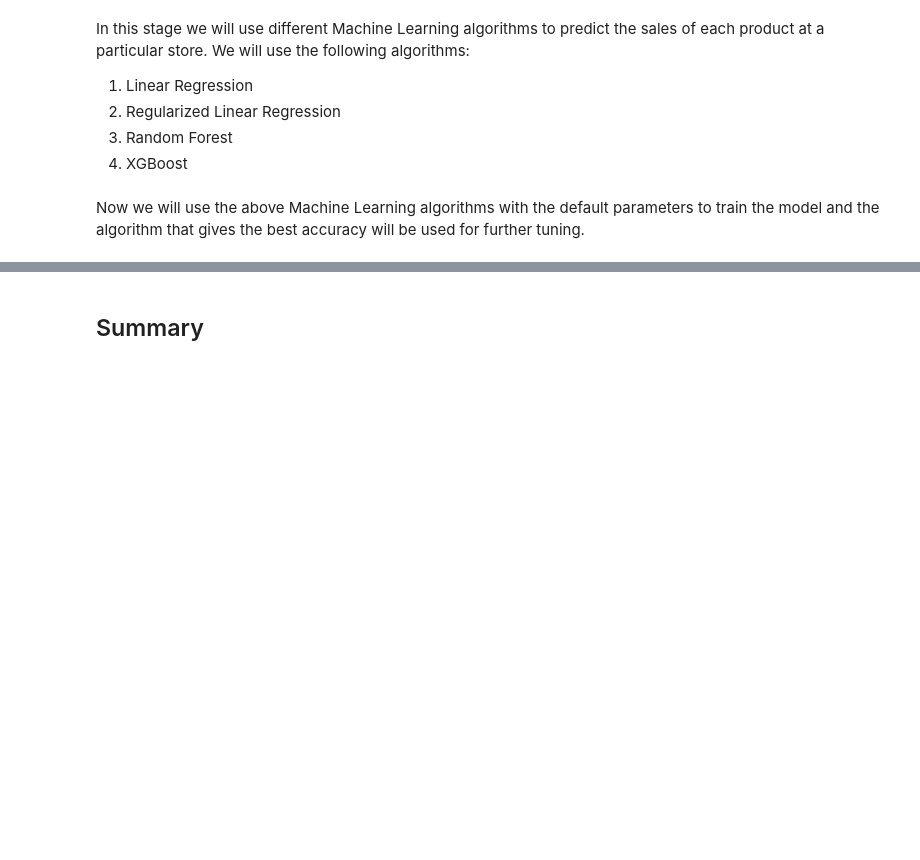
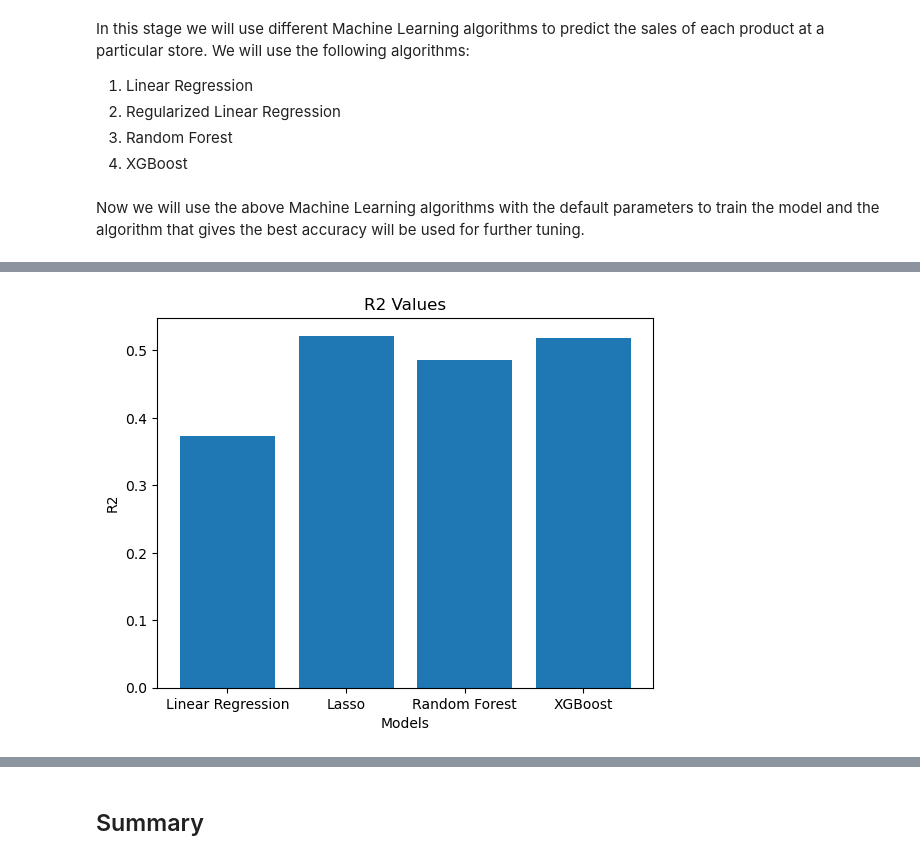
Before and after one commit to Technocolabs100/BigMart-Data-Analysis-and-Prediction, a Jupyter notebook: Mahmoud_Khaled_mahmoud.khaled12245@gmail.com.ipynb, the cells around one changed output, grey strips where cells are left out. Drawn from its saved outputs; the diff is of its cells as text; code cells hidden in the pictures; blank space fills up the shorter version.

```diff
--- a/Mahmoud_Khaled_mahmoud.khaled12245@gmail.com.ipynb
+++ b/Mahmoud_Khaled_mahmoud.khaled12245@gmail.com.ipynb
@@ -506,0 +590,4 @@ After training the model with the default parameters, we will use GridSearchCV t
+# %%
+trainer.plot_R2(r2_values)
+# %% [output]
+[figure, added]
```
Also changed, not shown: parts of 25 cells of this notebook.
